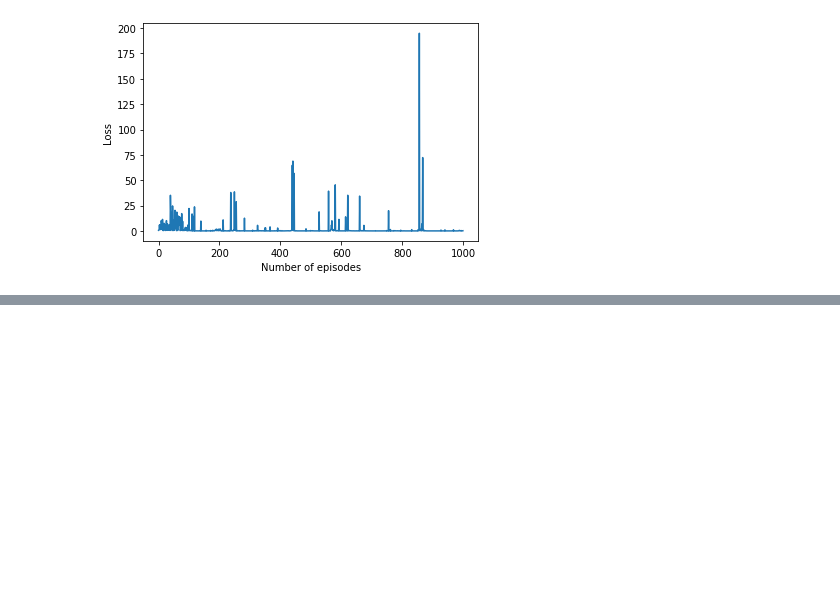
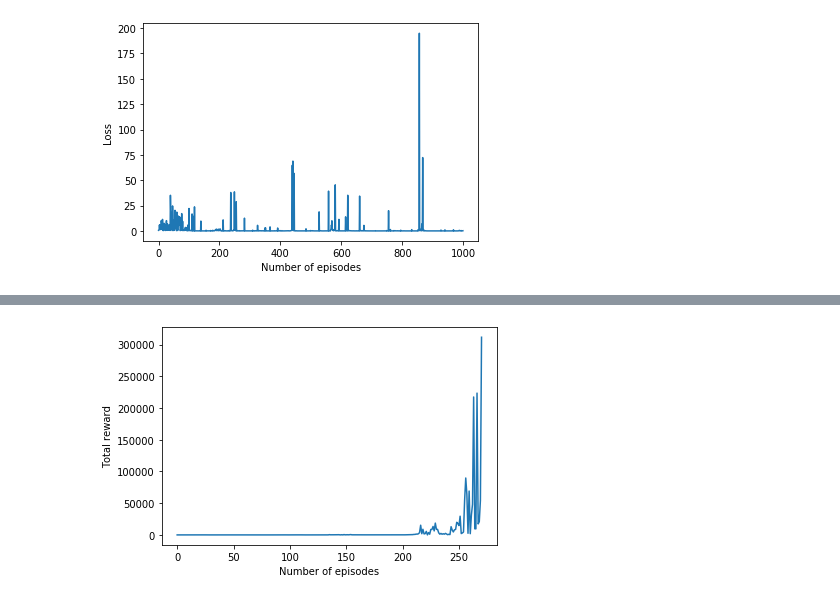
Before and after one commit to toenailssauce/CartPole, a Jupyter notebook: CartPole-v1.ipynb, the cells around one changed output, grey strips where cells are left out. Saved outputs shown, nothing was run; the diff lists cells and outputs as text; code cells hidden in the pictures; blank space fills up the shorter version.

Commit message:
deep learning policy gradient (with saved model)

```diff
--- a/CartPole-v1.ipynb
+++ b/CartPole-v1.ipynb
@@ -274,7 +275,7 @@ class DPGAgent:
         return input_, actions, discounted_reward_array_, mean_G_, action_distribution, loss, train_opt
 
     def tensorboard(self):
-        writer = tf.summary.FileWriter('../CartPole-v1/tensorboard/pg/1')
+        writer = tf.summary.FileWriter('./tensorboard/pg/1')
         tf.summary.scalar('Loss', self.loss)
         tf.summary.scalar('G_mean', self.mean_G_)
         write_op = tf.summary.merge_all()
@@ -313,6 +314,7 @@ agent = DPGAgent(observation_size, action_size)
 n_episodes = 300
 writer, write_op = agent.tensorboard()
 G_array = []
+loss_array = []
 observation_array, action_array, reward_array = [], [], []
 saver = tf.train.Saver()
 with tf.Session() as sess:
@@ -349,6 +351,7 @@ with tf.Session() as sess:
                 writer.add_summary(summary, episode+1)
                 writer.flush()
                 observation_array, action_array, reward_array = [], [], []
+                loss_array.append(loss_)
                 break
 
             observation = new_observation
@@ -357,6 +360,11 @@ with tf.Session() as sess:
             saver.save(sess, './models/model.ckpt')
             print('Model saved')
 
+        if G >= 250000: #when the model becomes too powerful
+            saver.save(sess, './models/model.ckpt')
+            print('Model saved')
+            break
+
     #env.close()
 # %% [output]
 WARNING: Logging before flag parsing goes to stderr.
@@ -385,2 +393,9 @@ Highest score so far    : 1324.0
 
 Model saved
+# %%
+plt.plot(G_array)
+plt.xlabel('Number of episodes')
+plt.ylabel('Total reward')
+plt.show()
+# %% [output]
+[figure, added]
```
Also changed, not shown: parts of 4 cells of this notebook, 6 other files.
